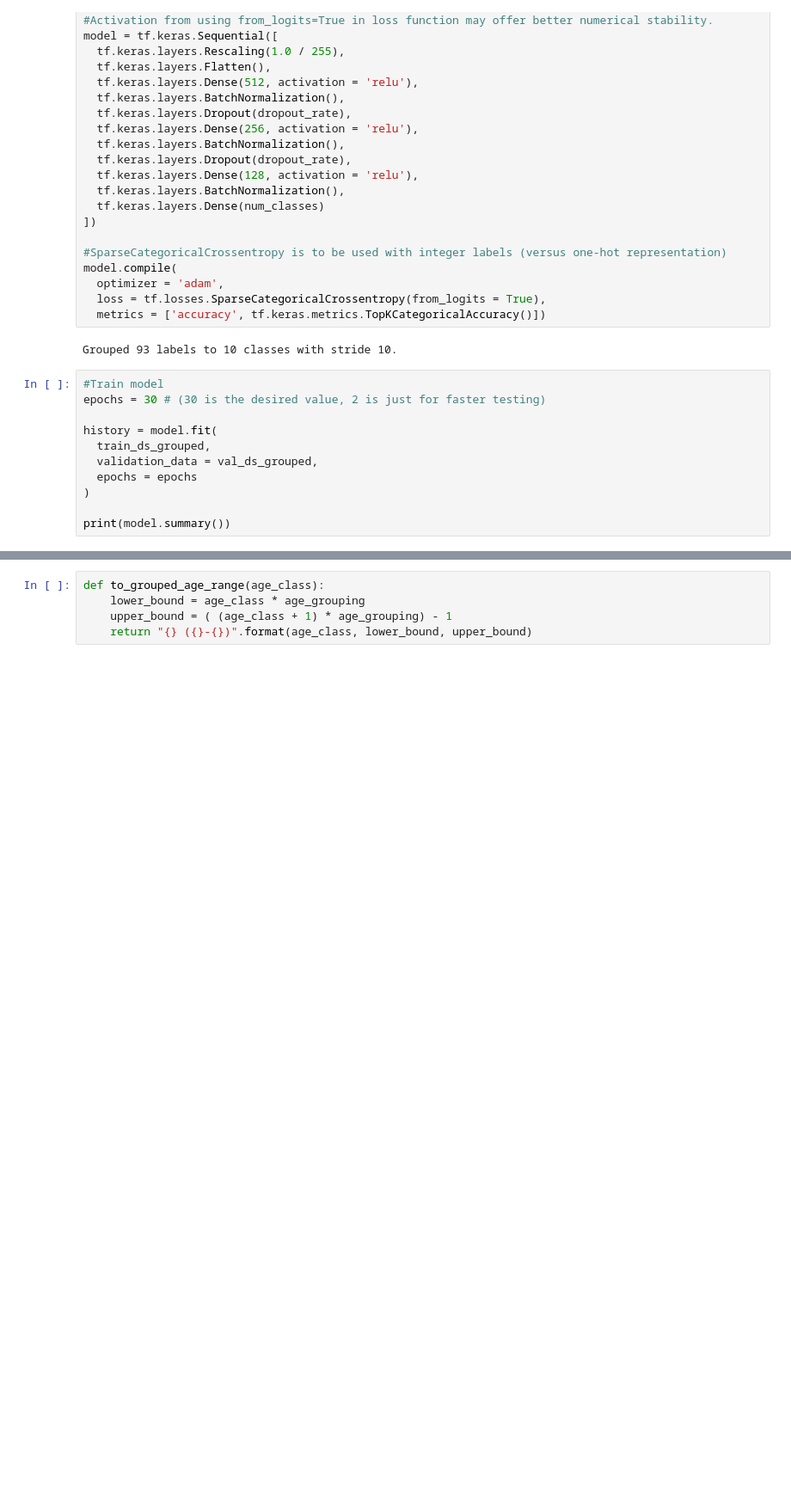
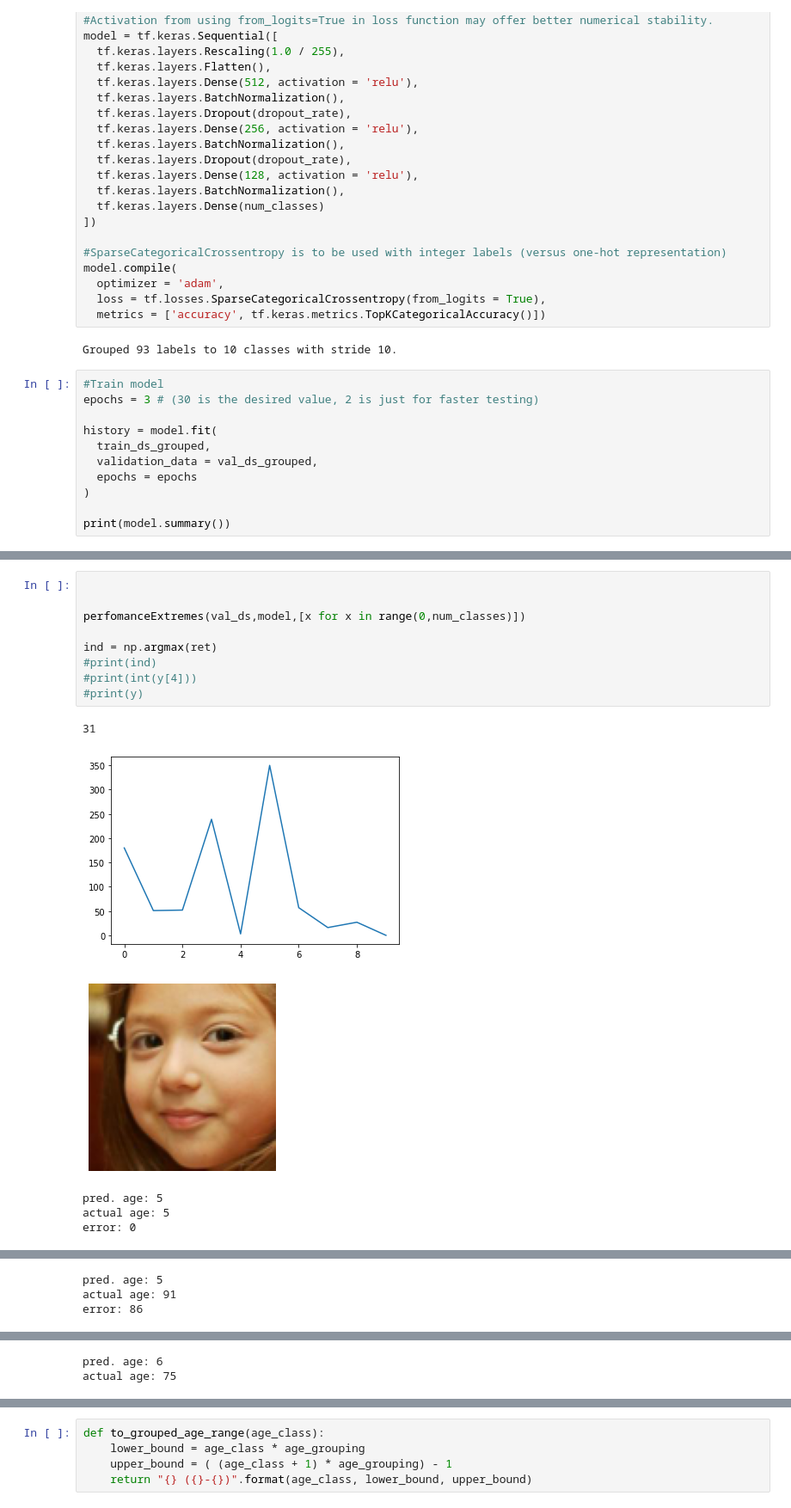
Before and after one commit to buckcri/age-from-face, a Jupyter notebook: code/Project_Notebook.ipynb, the cells around one changed output, grey strips where cells are left out. Shown at 86% size. Saved outputs shown, nothing was run; the diff lists cells and outputs as text; blank space fills up the shorter version.

```diff
--- a/code/Project_Notebook.ipynb
+++ b/code/Project_Notebook.ipynb
@@ -416,7 +673,7 @@ model.compile(
 Grouped 93 labels to 10 classes with stride 10.
 # %%
 #Train model
-epochs = 30 # (30 is the desired value, 2 is just for faster testing)
+epochs = 3 # (30 is the desired value, 2 is just for faster testing)
 
 history = model.fit(
   train_ds_grouped,
@@ -443,3 +700,19 @@ Trainable params: 15,527,818
 Non-trainable params: 1,792
 _________________________________________________________________
 None
+# %%
+
+
+perfomanceExtremes(val_ds,model,[x for x in range(0,num_classes)])
+
+ind = np.argmax(ret)
+#print(ind)
+#print(int(y[4]))
+#print(y)
+# %% [output]
+31
+[figure, added]
+[figure, added]
+pred. age: 5
+actual age: 5
+error: 0
@@ -445,0 +720,3 @@ None
+pred. age: 5
+actual age: 91
+error: 86
@@ -445,0 +724,2 @@ None
+pred. age: 6
+actual age: 75
```
Also changed, not shown: parts of 22 cells of this notebook.
